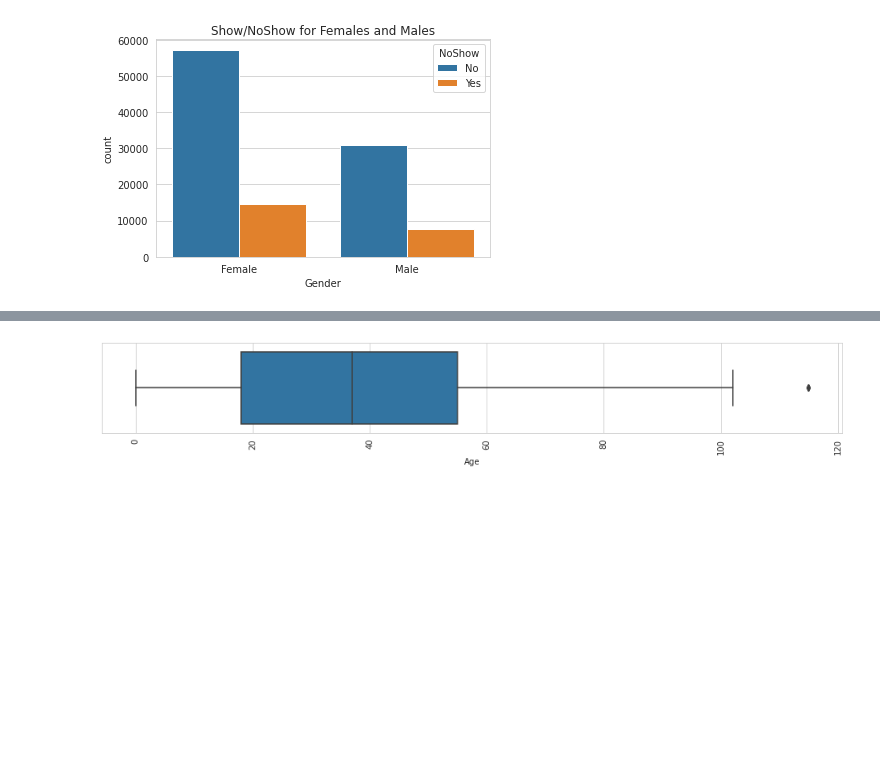
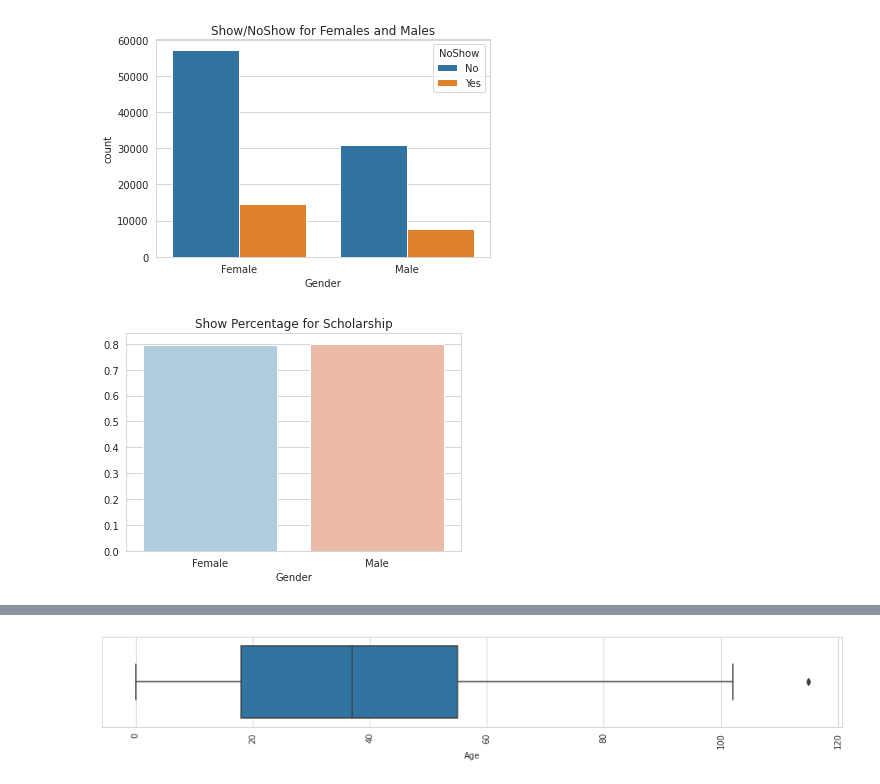
Before and after one commit to Omerdan03/Doc-Oclock, a Jupyter notebook: Data_Science/Doc_oclock_training.ipynb, the cells around one changed output, grey strips where cells are left out. Drawn from its saved outputs; the diff is of its cells as text; code cells hidden in the pictures; blank space fills up the shorter version.

```diff
--- a/Data_Science/Doc_oclock_training.ipynb
+++ b/Data_Science/Doc_oclock_training.ipynb
@@ -316,3 +403,12 @@ ax.set_xticklabels(x_ticks_labels)
 plt.show()
 # %% [output]
 [figure]
+# %%
+df_s_ratio = df[df.NoShow == 'No'].groupby(['Gender']).size()/df.groupby(['Gender']).size()
+sns.barplot(x=df_s_ratio.index, y=df_s_ratio, palette="RdBu_r")
+plt.title("Show Percentage for Scholarship")
+x_ticks_labels=['Female', 'Male']
+plt.xticks((0,1), x_ticks_labels)
+plt.show()
+# %% [output]
+[figure, added]
```
Also changed, not shown: parts of 87 cells of this notebook.
